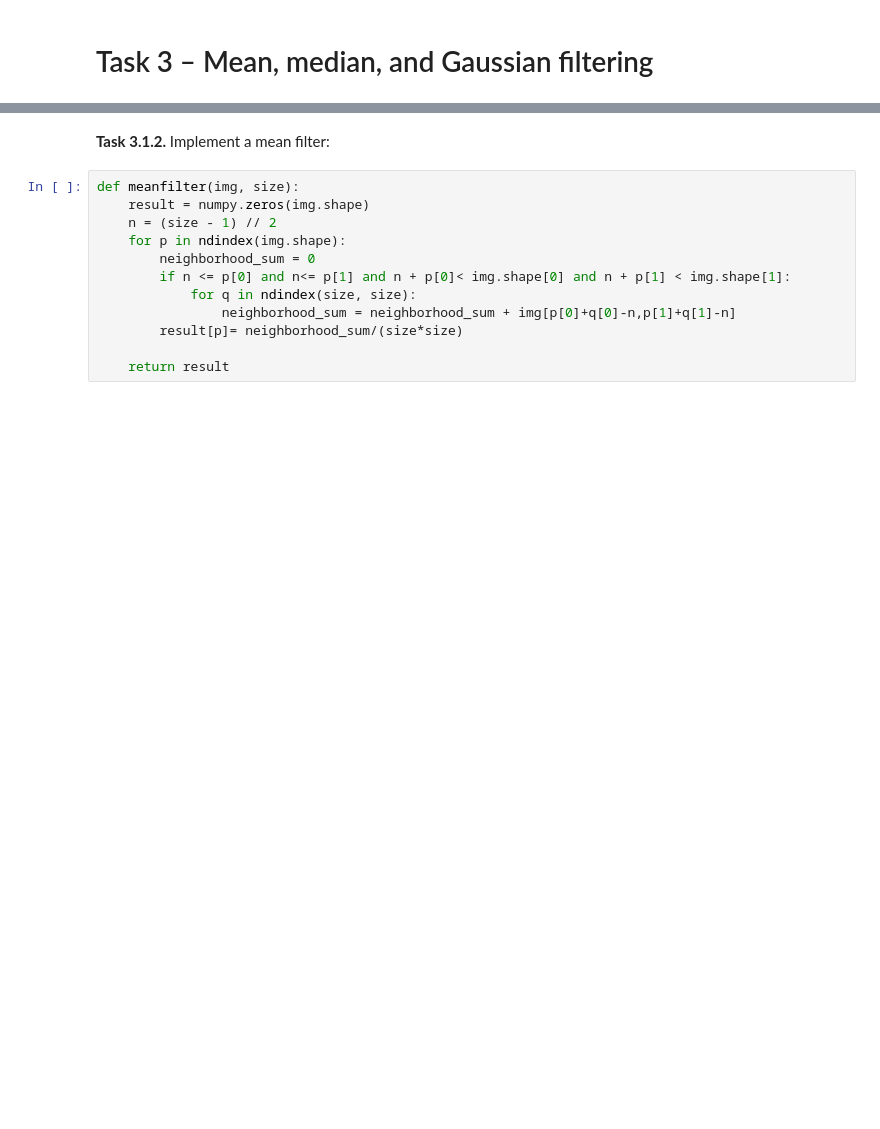
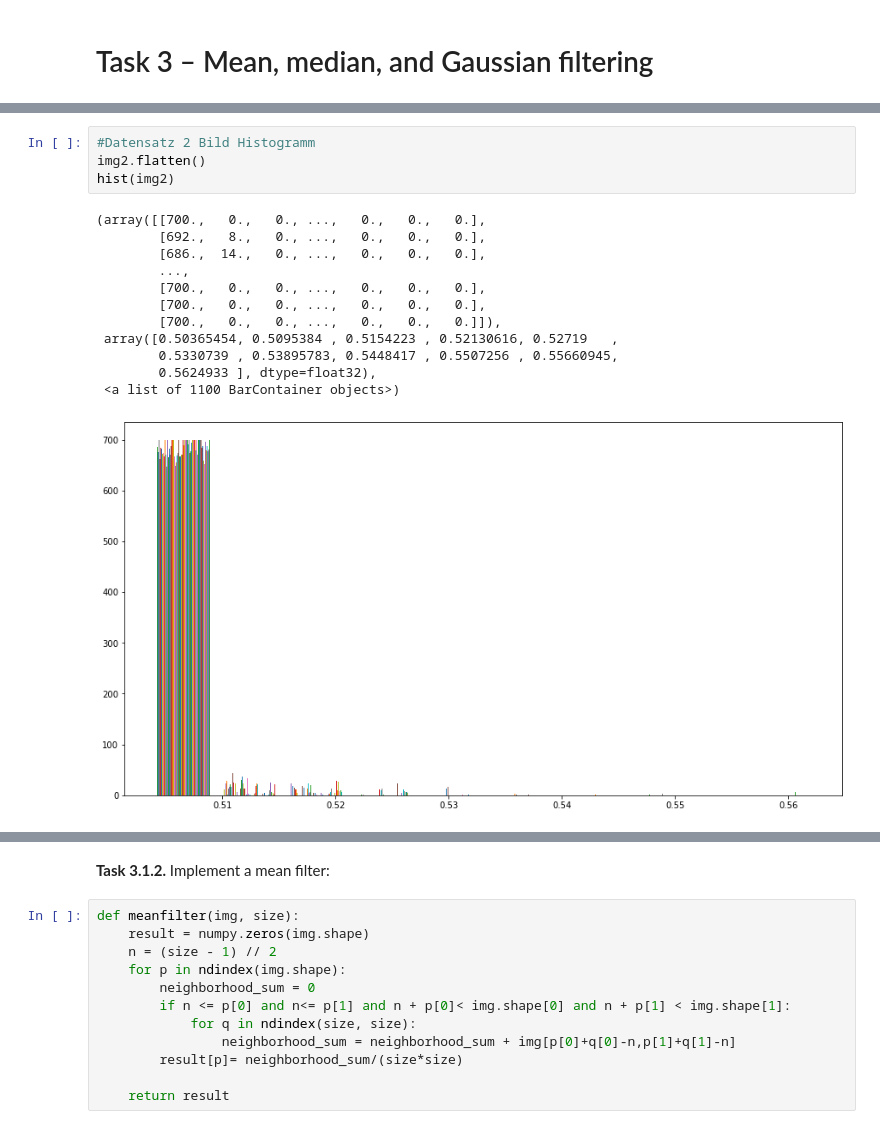
Before and after one commit to datascience-mobi-2023/topic01_team03, a Jupyter notebook: task3.ipynb, the cells around one changed output, grey strips where cells are left out. Saved outputs shown, nothing was run; the diff lists cells and outputs as text; blank space fills up the shorter version.

```diff
--- a/task3.ipynb
+++ b/task3.ipynb
@@ -31,0 +54,17 @@ colorbar()
+# %%
+#Datensatz 2 Bild Histogramm
+img2.flatten()
+hist(img2)
+# %% [output]
+(array([[700.,   0.,   0., ...,   0.,   0.,   0.],
+        [692.,   8.,   0., ...,   0.,   0.,   0.],
+        [686.,  14.,   0., ...,   0.,   0.,   0.],
+        ...,
+        [700.,   0.,   0., ...,   0.,   0.,   0.],
+        [700.,   0.,   0., ...,   0.,   0.,   0.],
+        [700.,   0.,   0., ...,   0.,   0.,   0.]]),
+ array([0.50365454, 0.5095384 , 0.5154223 , 0.52130616, 0.52719   ,
+        0.5330739 , 0.53895783, 0.5448417 , 0.5507256 , 0.55660945,
+        0.5624933 ], dtype=float32),
+ <a list of 1100 BarContainer objects>)
+[figure, added]
```
Also changed, not shown: parts of 17 cells of this notebook.
